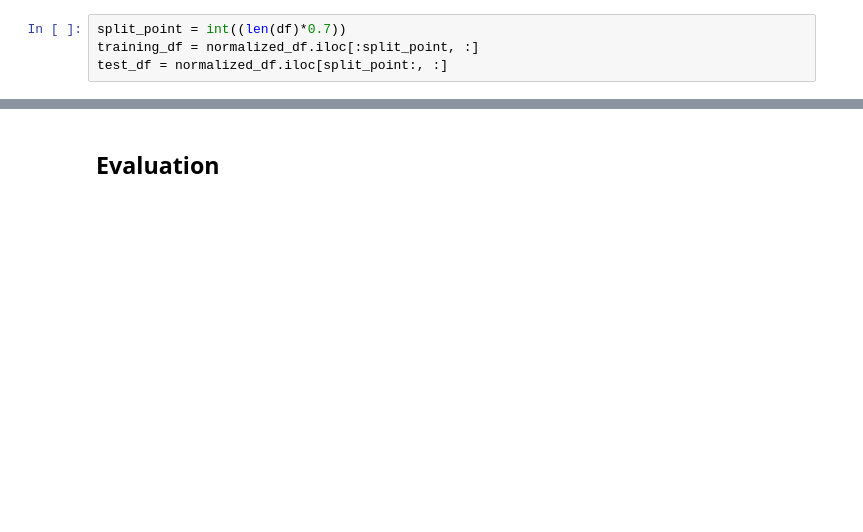
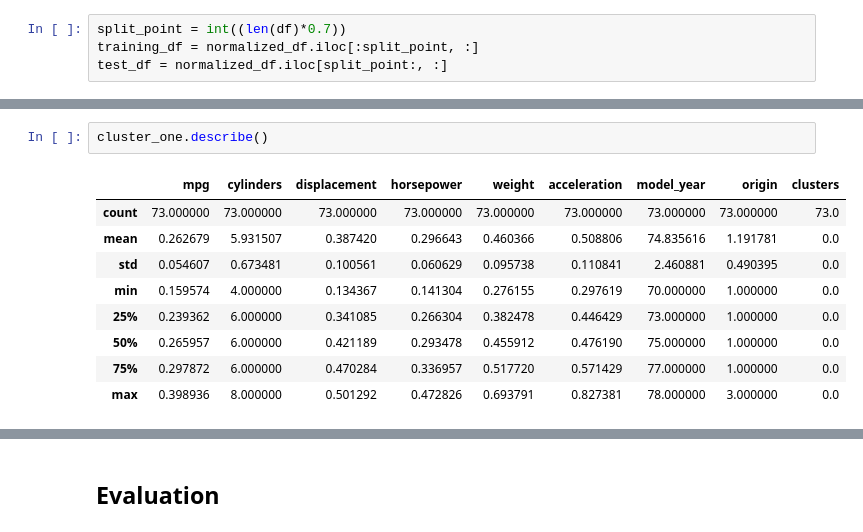
Before and after one commit to mabathke/car-consumption-analysis, a Jupyter notebook: 4. Analyze “Auto MPG Dataset”.ipynb, the cells around one changed output, grey strips where cells are left out. Saved outputs shown, nothing was run; the diff lists cells and outputs as text; blank space fills up the shorter version.

```diff
--- a/4. Analyze “Auto MPG Dataset”.ipynb
+++ b/4. Analyze “Auto MPG Dataset”.ipynb
@@ -222,0 +160,12 @@ mean    0.262679   5.931507      0.387420    0.296643  0.460366      0.508806
+# %%
+cluster_one.describe()
+# %% [output]
+|  | mpg | cylinders | displacement | horsepower | weight | acceleration | model_year | origin | clusters |
+| count | 73.000000 | 73.000000 | 73.000000 | 73.000000 | 73.000000 | 73.000000 | 73.000000 | 73.000000 | 73.0 |
+| mean | 0.262679 | 5.931507 | 0.387420 | 0.296643 | 0.460366 | 0.508806 | 74.835616 | 1.191781 | 0.0 |
+| std | 0.054607 | 0.673481 | 0.100561 | 0.060629 | 0.095738 | 0.110841 | 2.460881 | 0.490395 | 0.0 |
+| min | 0.159574 | 4.000000 | 0.134367 | 0.141304 | 0.276155 | 0.297619 | 70.000000 | 1.000000 | 0.0 |
+| 25% | 0.239362 | 6.000000 | 0.341085 | 0.266304 | 0.382478 | 0.446429 | 73.000000 | 1.000000 | 0.0 |
+| 50% | 0.265957 | 6.000000 | 0.421189 | 0.293478 | 0.455912 | 0.476190 | 75.000000 | 1.000000 | 0.0 |
+| 75% | 0.297872 | 6.000000 | 0.470284 | 0.336957 | 0.517720 | 0.571429 | 77.000000 | 1.000000 | 0.0 |
+| max | 0.398936 | 8.000000 | 0.501292 | 0.472826 | 0.693791 | 0.827381 | 78.000000 | 3.000000 | 0.0 |
```
Also changed, not shown: parts of 36 cells of this notebook.
